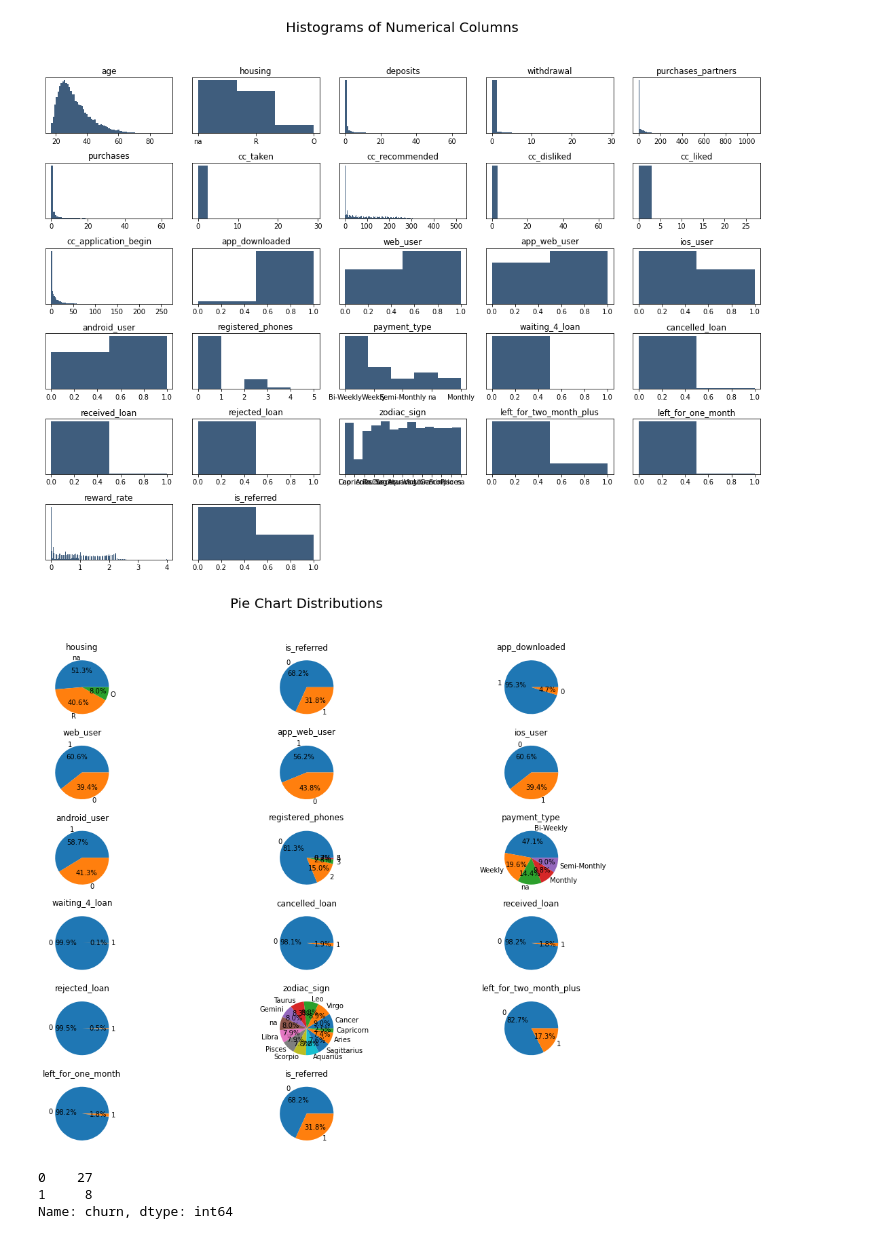
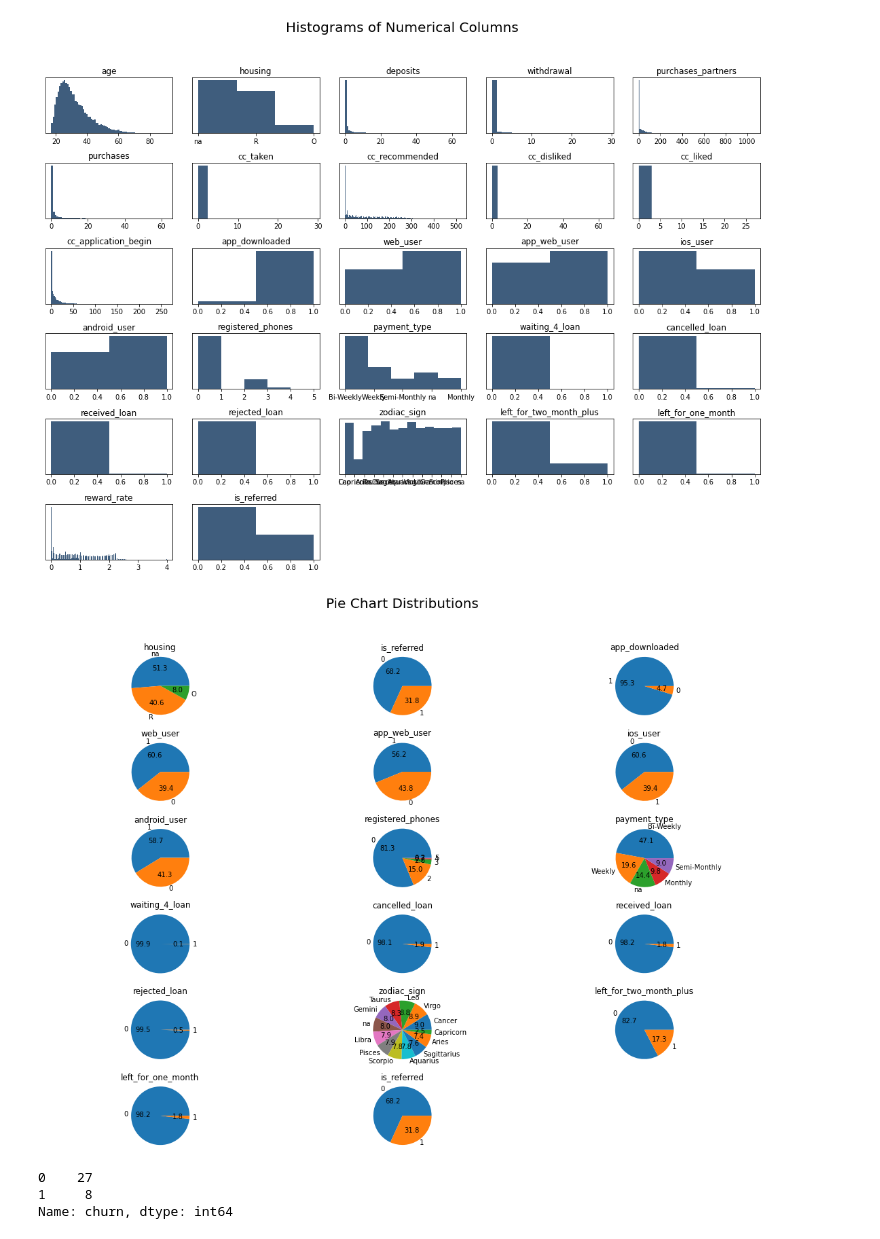
Before and after one commit to rigole/ml-projects, a Jupyter notebook: Minimizing-Churn-Rate/churn-rate.ipynb, the cells around one changed output. Drawn from its saved outputs; the diff is of its cells as text; code cells hidden in the pictures.

```diff
--- a/Minimizing-Churn-Rate/churn-rate.ipynb
+++ b/Minimizing-Churn-Rate/churn-rate.ipynb
@@ -56,27 +57,27 @@ plt.tight_layout(rect=[0, 0.03, 1, 0.95])
 # %%
 # Pie Chart
 ## Creating a dataset for binary columns
 dataset2 = dataset[[ 'housing', 'is_referred', 'app_downloaded',
                      'web_user', 'app_web_user', 'ios_user',
                      'android_user', 'registered_phones', 'payment_type',
                      'waiting_4_loan', 'cancelled_loan',
                      'received_loan', 'rejected_loan', 'zodiac_sign',
                      'left_for_two_month_plus', 'left_for_one_month', 'is_referred']]
 
 fig = plt.figure(figsize=(15,12))
 plt.suptitle('Pie Chart Distributions', fontsize=20)
 for i in range(1, dataset2.shape[1] +1):
     plt.subplot(6, 3, i)
     f = plt.gca()
     f.axes.get_yaxis().set_visible(False)
     f.set_title(dataset2.columns.values[i - 1])
     values = dataset2.iloc[:, i - 1].value_counts(normalize= True).values
     index = dataset2.iloc[:, i - 1].value_counts(normalize= True).index
-    plt.pie(values, labels=index, autopct='%1.1f%%')
-    plt.axis('equals')
+    plt.pie(values, labels=index, autopct='%1.1f')
+    plt.axis('equal')
 plt.tight_layout(rect=[0, 0.03, 1, 0.95])
 # %% [output]
-[figure, old version]
+[figure, new version]
 # %%
 dataset[dataset2.waiting_4_loan == 1 ].churn.value_counts()
 # %% [output]
```
Also changed, not shown: parts of 2 cells of this notebook.
